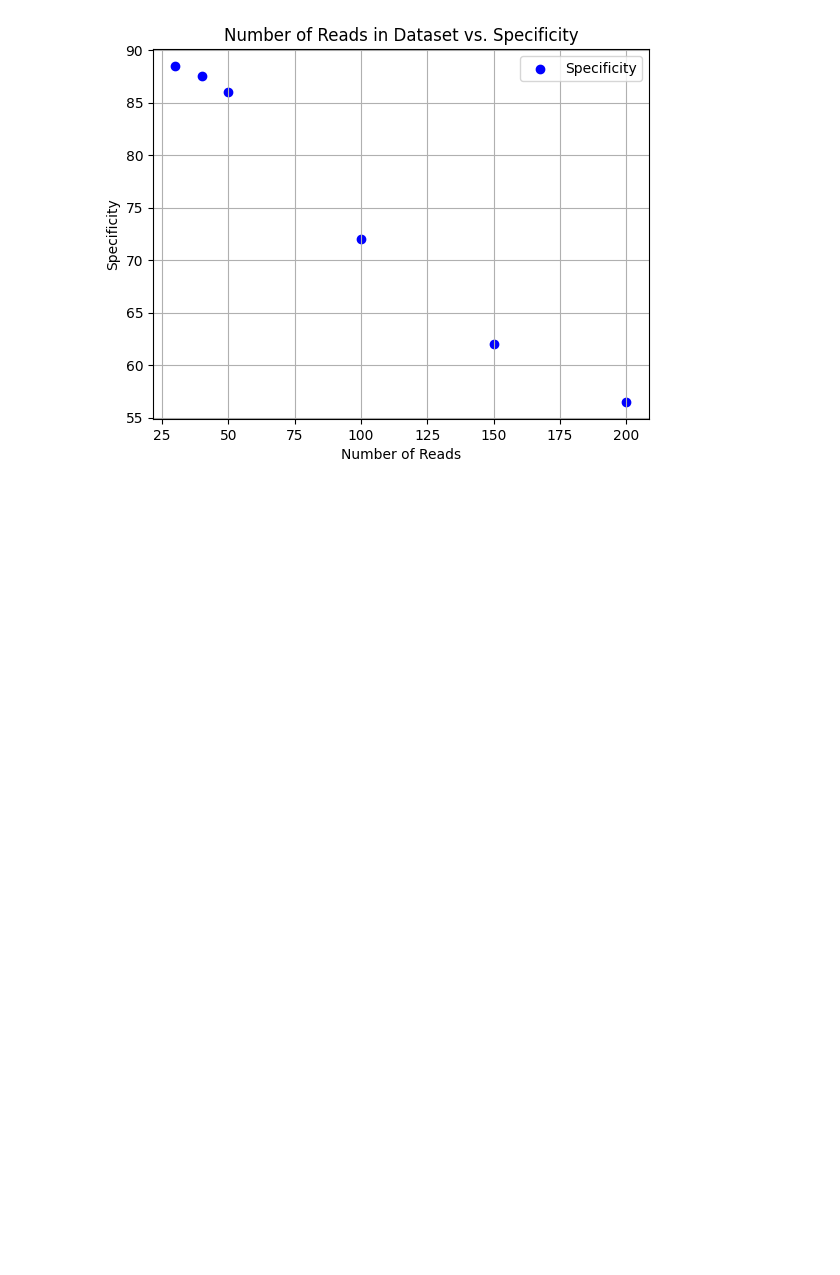
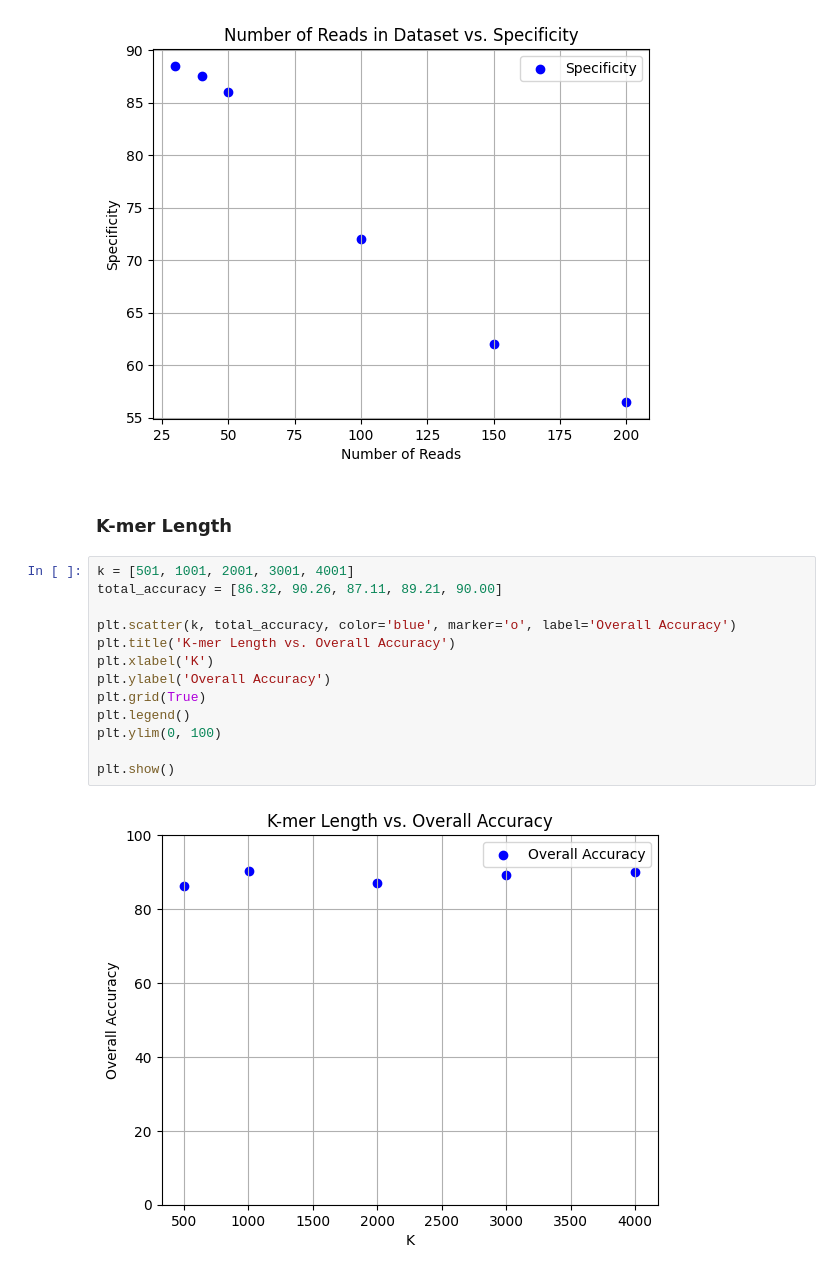
Before and after one commit to Stuart6557/HD-Tutorials, a Jupyter notebook: HD-HashTable/Attempt3-FinalResults/results.ipynb, the cells around one changed output. Saved outputs shown, nothing was run; the diff lists cells and outputs as text; blank space fills up the shorter version.

```diff
--- a/HD-HashTable/FinalResults/results.ipynb
+++ b/HD-HashTable/Attempt3-FinalResults/results.ipynb
@@ -45,3 +47,20 @@ plt.legend()
 plt.show()
 # %% [output]
 [figure]
+# %% [markdown]
+### K-mer Length
+# %%
+k = [501, 1001, 2001, 3001, 4001]
+total_accuracy = [86.32, 90.26, 87.11, 89.21, 90.00]
+
+plt.scatter(k, total_accuracy, color='blue', marker='o', label='Overall Accuracy')
+plt.title('K-mer Length vs. Overall Accuracy')
+plt.xlabel('K')
+plt.ylabel('Overall Accuracy')
+plt.grid(True)
+plt.legend()
+plt.ylim(0, 100)
+
+plt.show()
+# %% [output]
+[figure, added]
```
Also changed, not shown: parts of 3 cells of this notebook, 9 other files.
